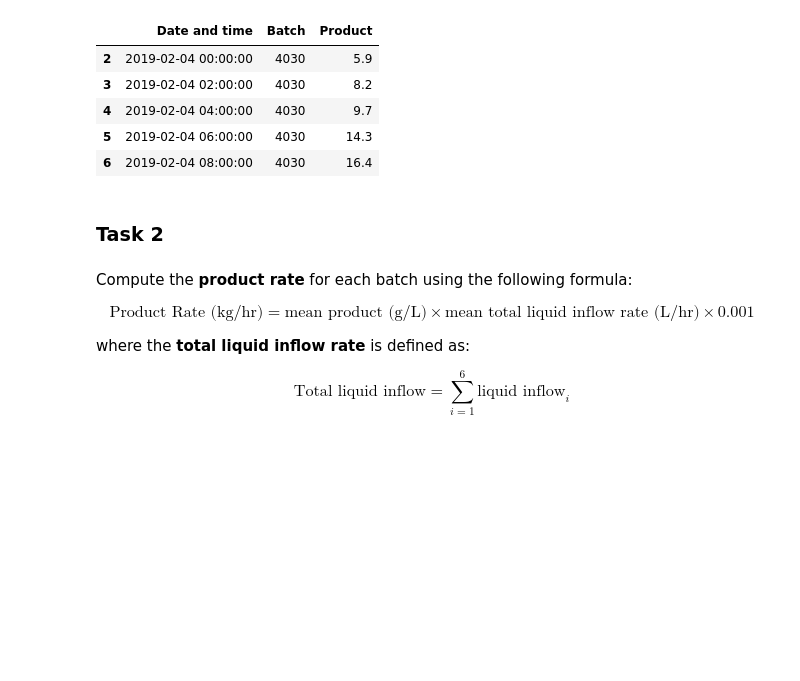
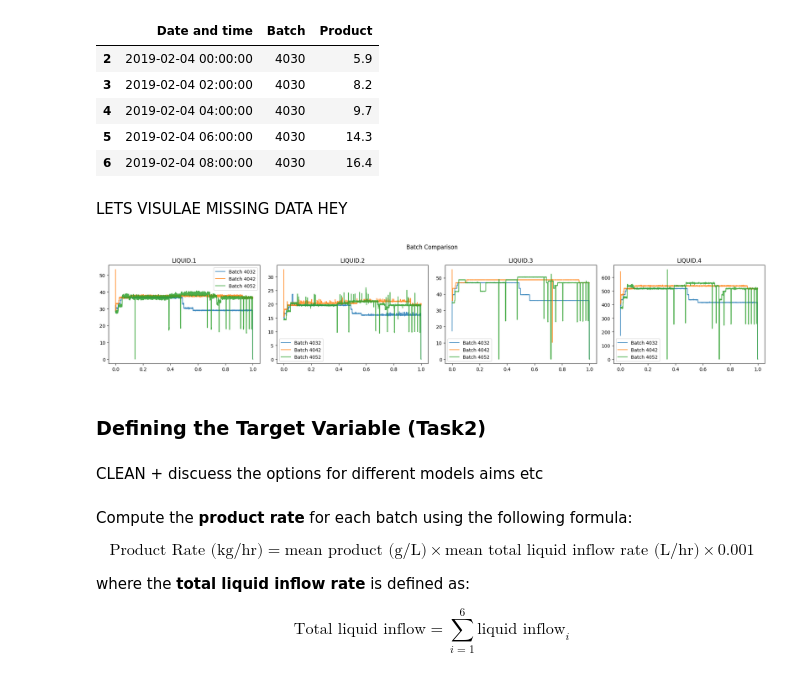
Before and after one commit to RichardFisher1/Applied, a Jupyter notebook: notebooks/Case Study Tasks.ipynb, the cells around one changed output. Cells and saved outputs as stored; diff of their text form; code cells hidden in the pictures; blank space fills up the shorter version.

```diff
--- a/notebooks/Case Study Tasks.ipynb
+++ b/notebooks/Case Study Tasks.ipynb
@@ -73,8 +75,22 @@ prod_df.head()
 | 4 | 2019-02-04 04:00:00 | 4030 | 9.7 |
 | 5 | 2019-02-04 06:00:00 | 4030 | 14.3 |
 | 6 | 2019-02-04 08:00:00 | 4030 | 16.4 |
+# %% [markdown]
+LETS VISULAE MISSING DATA HEY
+# %%
+# UPDATE SO ITS THE RIGHT PLOTTER
+
+plotter = BatchTimeSeriesPlotter(op_df)
+
+plotter.plot(batch=[4032, 4042, 4052], column=["LIQUID.1","LIQUID.2","LIQUID.3", 'LIQUID.4'], width=6)
+# plotter.plot(batch=[4032, 4052], column=["GAS",'GAS.1', 'GAS.2', 'GAS.3'])
+# plotter.plot(batch=[4032, 4052], column=["PRESSURE",'PRESSURE.1'])
+# %% [output]
+[figure, added]
 # %% [markdown]
-### **Task 2**
+### **Defining the Target Variable (Task2)**
+# %% [markdown]
+CLEAN + discuess the options for different models aims etc
 # %% [markdown]
 Compute the **product rate** for each batch using the following formula:
 
```
Also changed, not shown: parts of 14 cells of this notebook, 2 other files.
